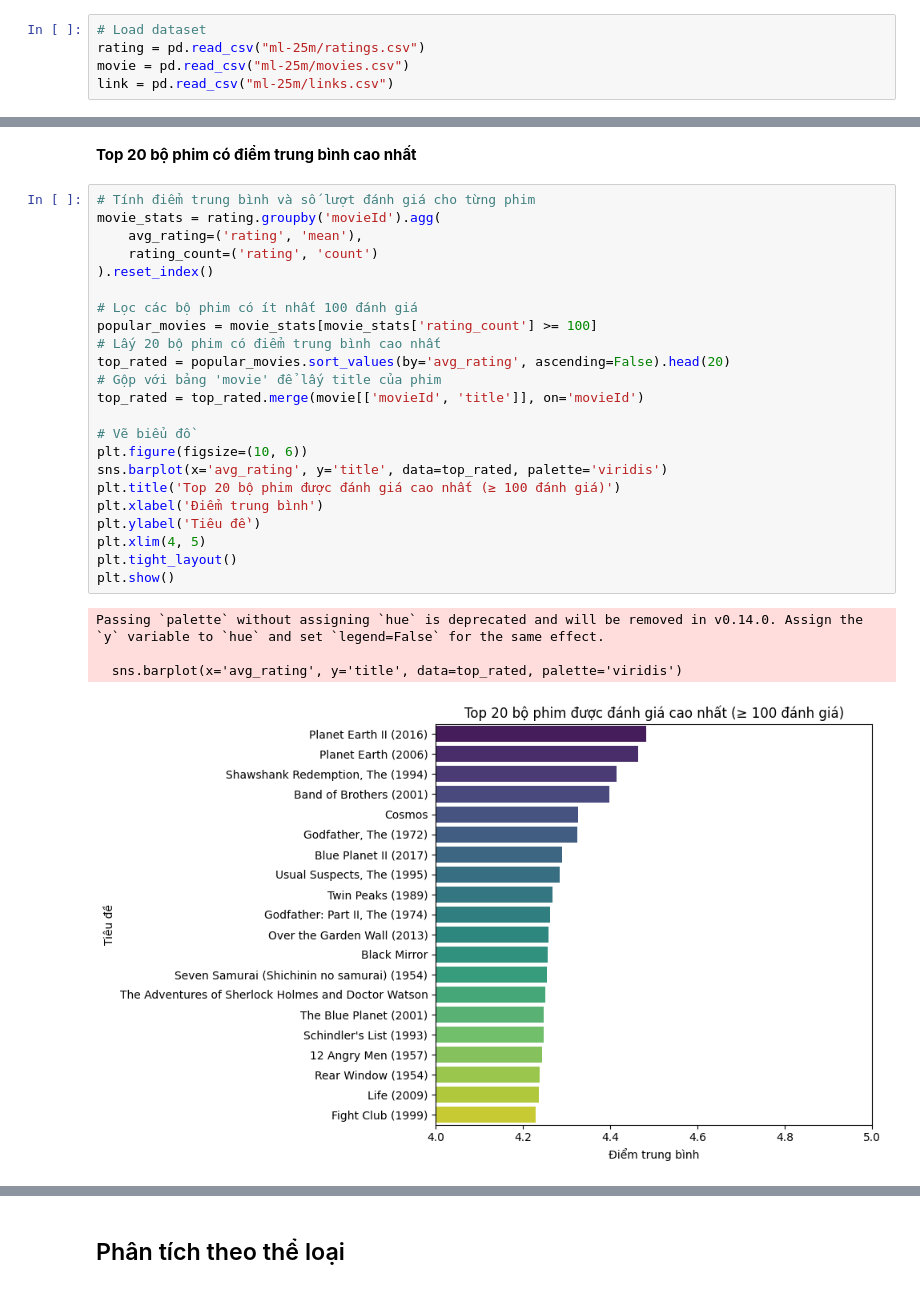
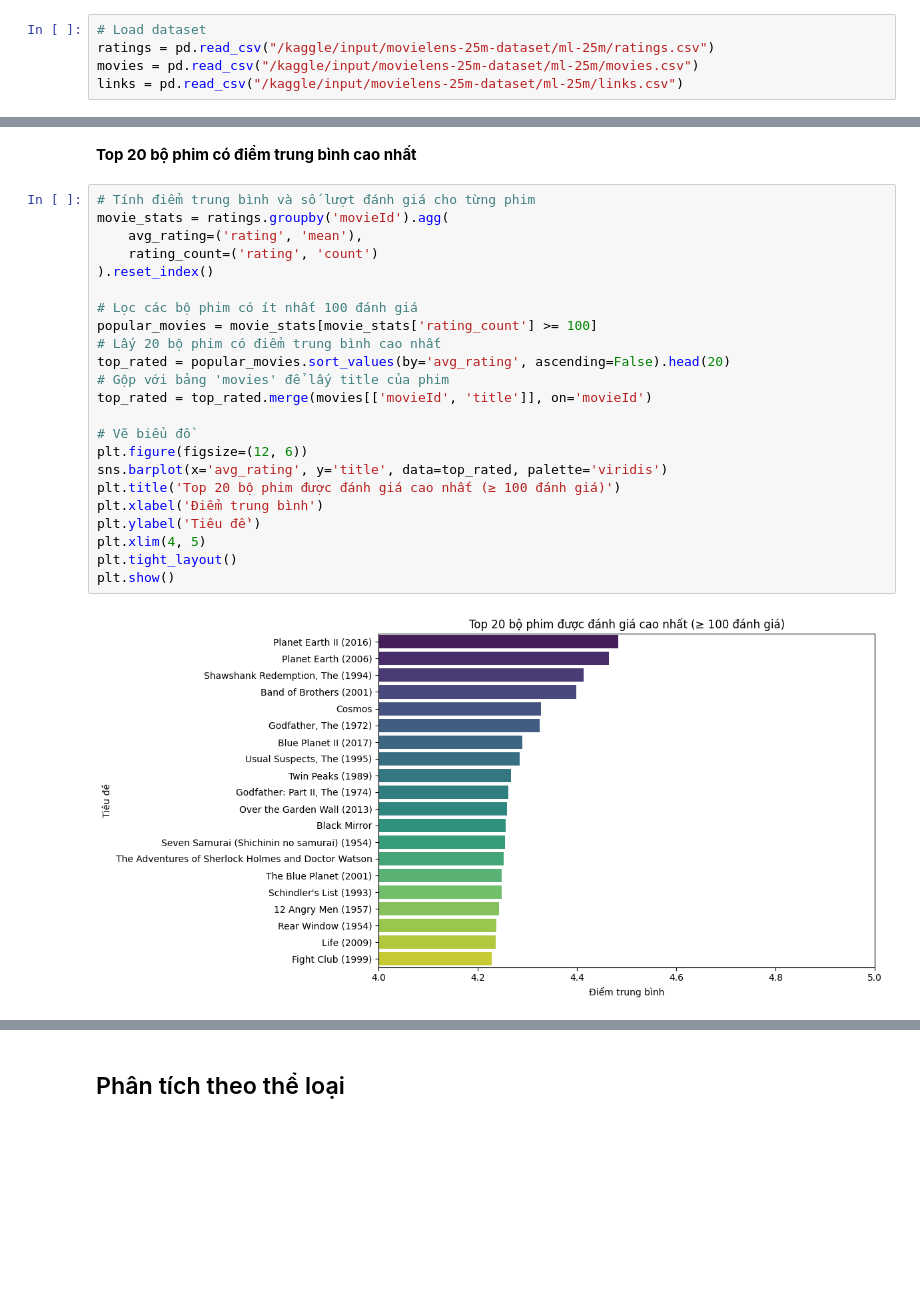
Before and after one commit to ththu0205/SVD-in-Movie-Recommendation-Systems, a Jupyter notebook: baseline_SVD/phase1.ipynb, the cells around one changed output, grey strips where cells are left out. Saved outputs shown, nothing was run; the diff lists cells and outputs as text; blank space fills up the shorter version.

```diff
--- a/baseline_SVD/phase1.ipynb
+++ b/baseline_SVD/phase1.ipynb
@@ -10,9 +10,9 @@ from sklearn.preprocessing import LabelEncoder
 from sklearn.metrics import mean_squared_error, mean_absolute_error
 # %%
 # Load dataset
-rating = pd.read_csv("ml-25m/ratings.csv")
-movie = pd.read_csv("ml-25m/movies.csv")
-link = pd.read_csv("ml-25m/links.csv")
+ratings = pd.read_csv("/kaggle/input/movielens-25m-dataset/ml-25m/ratings.csv")
+movies = pd.read_csv("/kaggle/input/movielens-25m-dataset/ml-25m/movies.csv")
+links = pd.read_csv("/kaggle/input/movielens-25m-dataset/ml-25m/links.csv")
 # %%
 print("="*50)
 print("THỐNG KÊ DỮ LIỆU")
@@ -98,29 +107,26 @@ Passing `palette` without assigning `hue` is deprecated and will be removed in v
 **Top 20 bộ phim có điểm trung bình cao nhất**
 # %%
 # Tính điểm trung bình và số lượt đánh giá cho từng phim
-movie_stats = rating.groupby('movieId').agg(
+movie_stats = ratings.groupby('movieId').agg(
     avg_rating=('rating', 'mean'),
     rating_count=('rating', 'count')
 ).reset_index()
 
 # Lọc các bộ phim có ít nhất 100 đánh giá
 popular_movies = movie_stats[movie_stats['rating_count'] >= 100]
 # Lấy 20 bộ phim có điểm trung bình cao nhất
 top_rated = popular_movies.sort_values(by='avg_rating', ascending=False).head(20)
-# Gộp với bảng 'movie' để lấy title của phim
-top_rated = top_rated.merge(movie[['movieId', 'title']], on='movieId')
+# Gộp với bảng 'movies' để lấy title của phim
+top_rated = top_rated.merge(movies[['movieId', 'title']], on='movieId')
 
 # Vẽ biểu đồ
-plt.figure(figsize=(10, 6))
+plt.figure(figsize=(12, 6))
 sns.barplot(x='avg_rating', y='title', data=top_rated, palette='viridis')
 plt.title('Top 20 bộ phim được đánh giá cao nhất (≥ 100 đánh giá)')
 plt.xlabel('Điểm trung bình')
 plt.ylabel('Tiêu đề')
 plt.xlim(4, 5)
 plt.tight_layout()
 plt.show()
 # %% [output]
-Passing `palette` without assigning `hue` is deprecated and will be removed in v0.14.0. Assign the `y` variable to `hue` and set `legend=False` for the same effect.
-
-  sns.barplot(x='avg_rating', y='title', data=top_rated, palette='viridis')
-[figure, old version]
+[figure, new version]
```
Also changed, not shown: parts of 24 cells of this notebook.
